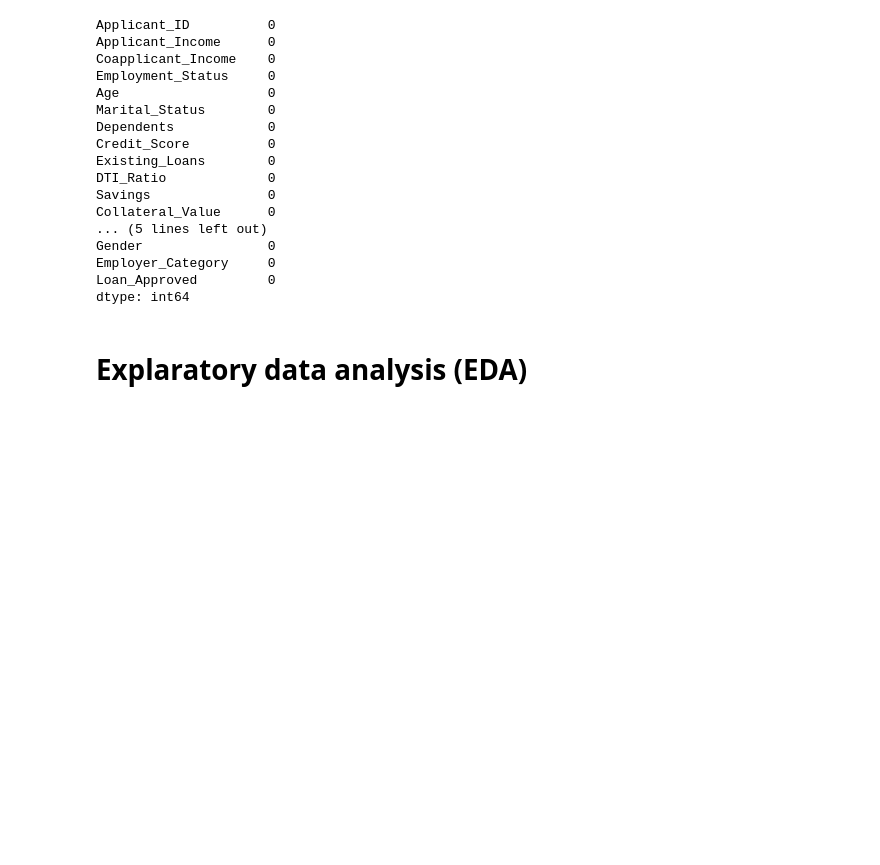
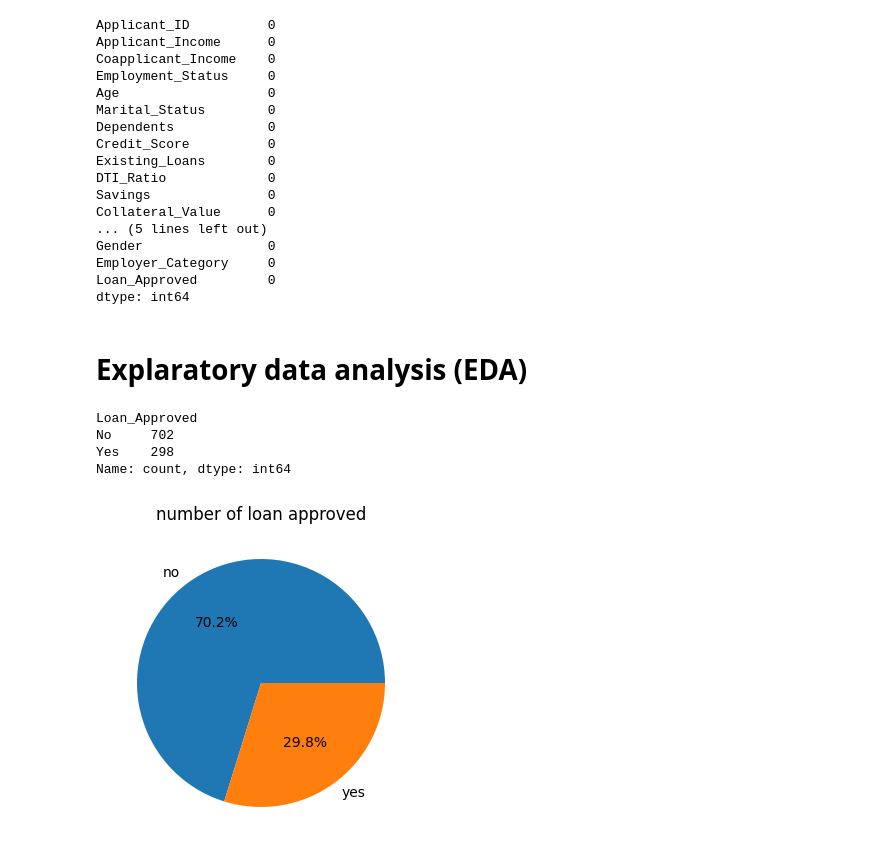
Before and after one commit to KaoswerAhamedsojeeb/Machine-Learning-Based-Loan-Approval-Prediction-System, a Jupyter notebook: notebooks/model.ipynb, the cells around one changed output. Saved outputs shown, nothing was run; the diff lists cells and outputs as text; code cells hidden in the pictures; blank space fills up the shorter version.

```diff
--- a/notebooks/model.ipynb
+++ b/notebooks/model.ipynb
@@ -122,3 +122,18 @@ Loan_Approved         0
 dtype: int64
 # %% [markdown]
 # Explaratory data analysis (EDA)
+# %%
+class_count = df["Loan_Approved"].value_counts()
+class_count
+# %% [output]
+Loan_Approved
+No     702
+Yes    298
+Name: count, dtype: int64
+# %%
+plt.figure(figsize=(4,10))
+plt.title("number of loan approved")
+plt.pie(class_count, labels=["no", "yes"], autopct="%1.1f%%")
+plt.show()
+# %% [output]
+[figure, added]
```
Also changed, not shown: parts of 6 cells of this notebook.
